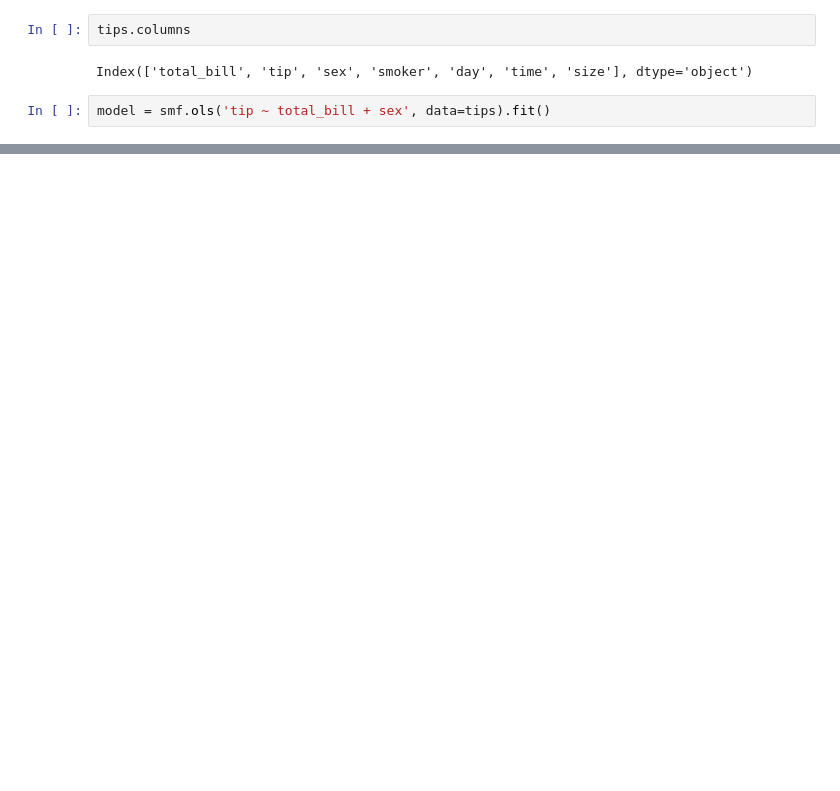
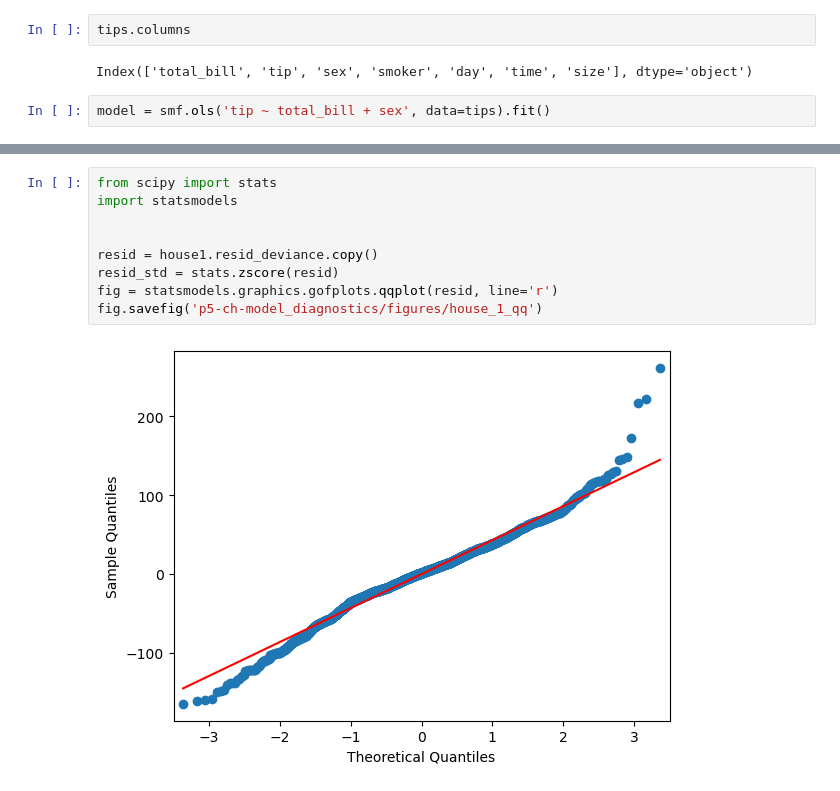
Before and after one commit to KChenDu/pandasNote, a Jupyter notebook: training/09-models.ipynb, the cells around one changed output, grey strips where cells are left out. Cells and saved outputs as stored; diff of their text form; blank space fills up the shorter version.

```diff
--- a/training/09-models.ipynb
+++ b/training/09-models.ipynb
@@ -144,0 +398,11 @@ array([[ 0.        ,  0.02660871,  0.10523236]])
+# %%
+from scipy import stats
+import statsmodels
+
+
+resid = house1.resid_deviance.copy()
+resid_std = stats.zscore(resid)
+fig = statsmodels.graphics.gofplots.qqplot(resid, line='r')
+fig.savefig('p5-ch-model_diagnostics/figures/house_1_qq')
+# %% [output]
+[figure, added]
```
Also changed, not shown: parts of 86 cells of this notebook, 2 other files.
